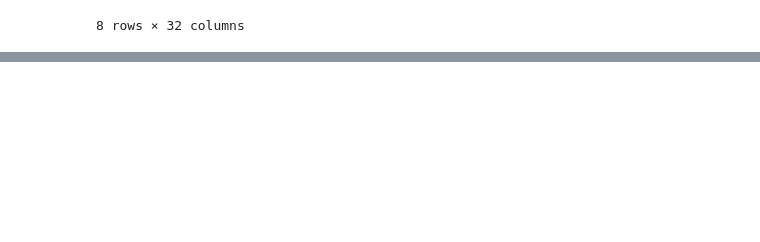
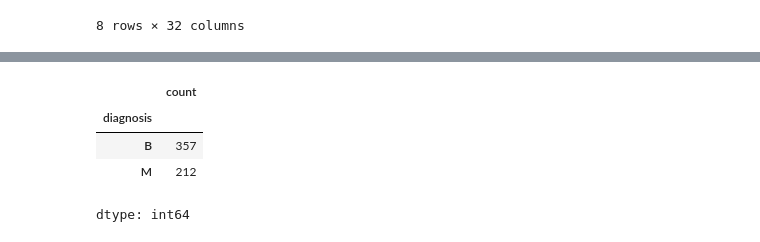
Before and after one commit to keroojoseph/ML-Breast-Cancer-Diagnosis, a Jupyter notebook: Breast_Cancer_Diagnosis.ipynb, the cells around one changed output, grey strips where cells are left out. Drawn from its saved outputs; the diff is of its cells as text; code cells hidden in the pictures; blank space fills up the shorter version.

```diff
--- a/Breast_Cancer_Diagnosis.ipynb
+++ b/Breast_Cancer_Diagnosis.ipynb
@@ -81,0 +94,8 @@ data.dropna(axis = 1, inplace = True)
+# %%
+data['diagnosis'].value_counts()
+# %% [output]
+|  | count |
+| diagnosis |  |
+| B | 357 |
+| M | 212 |
+dtype: int64
```
Also changed, not shown: parts of 3 cells of this notebook.
